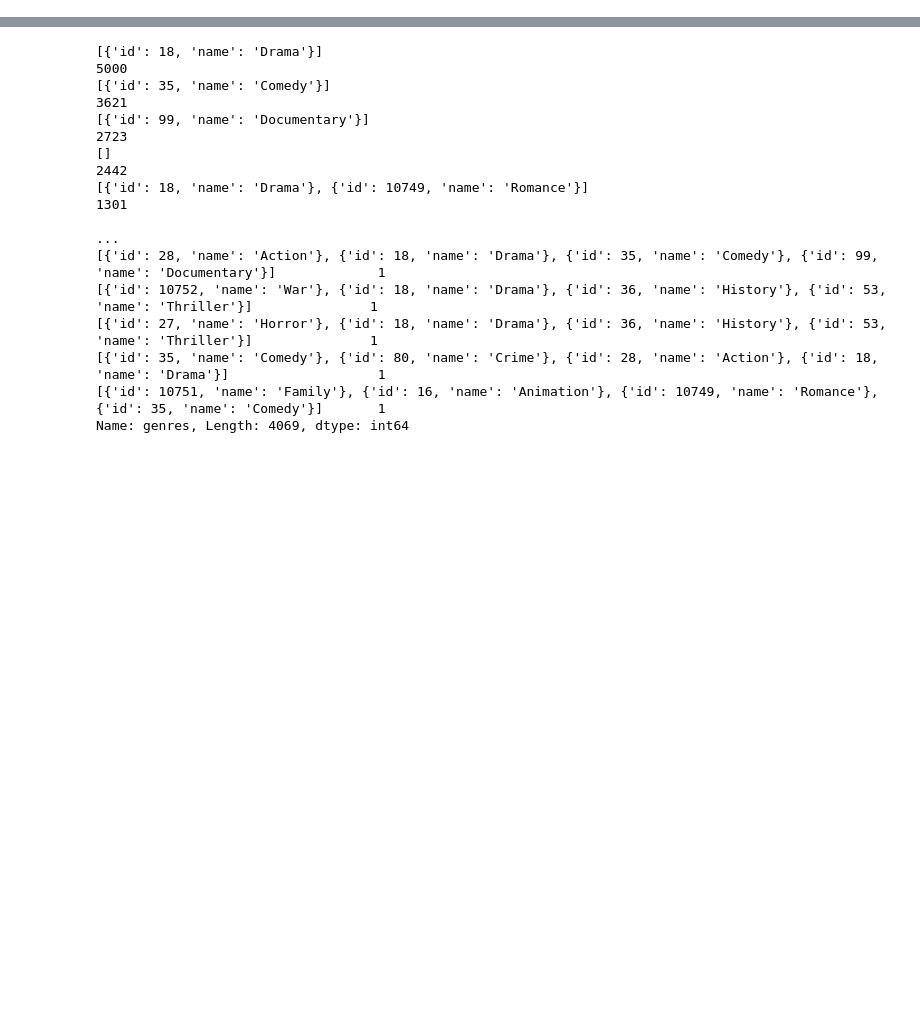
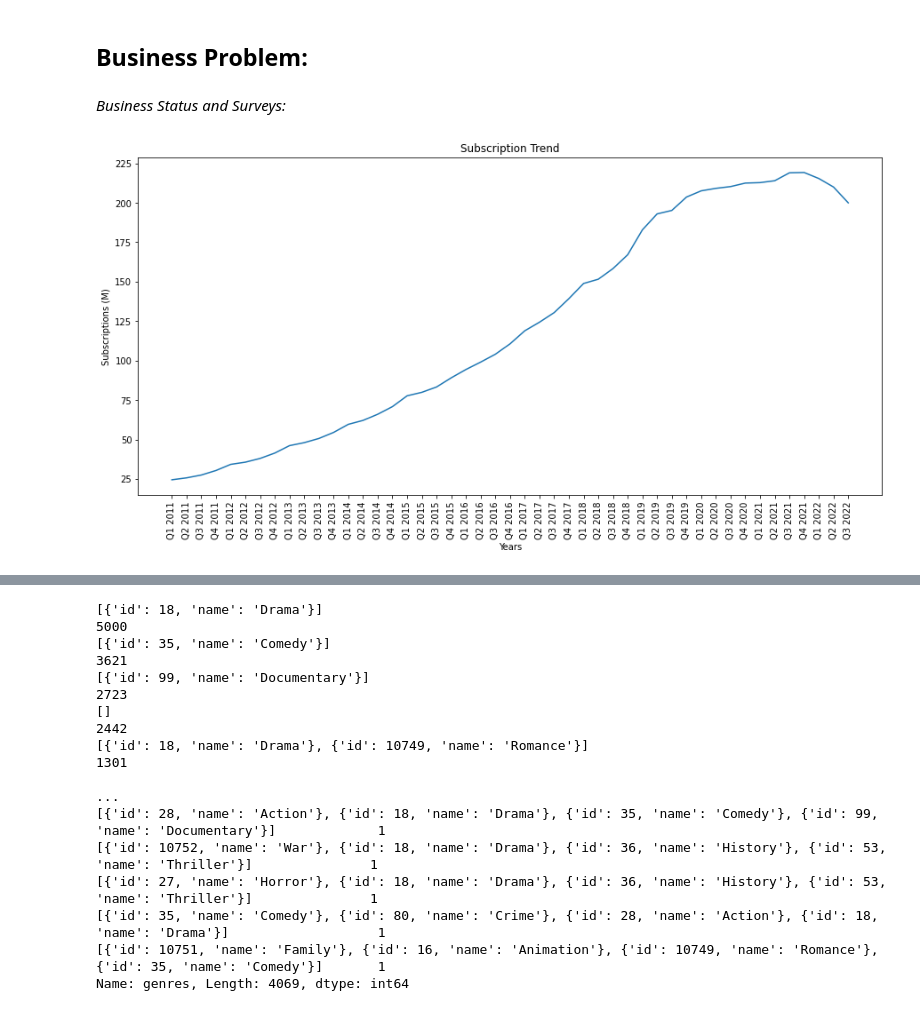
Before and after one commit to ivan-usd/business-repo, a Jupyter notebook: notebooks/af_data_exploration.ipynb, the cells around one changed output, grey strips where cells are left out. Cells and saved outputs as stored; diff of their text form; code cells hidden in the pictures; blank space fills up the shorter version.

Commit message:
Update af_data_exploration.ipynb
added business plots/comments/explanations

```diff
--- a/notebooks/af_data_exploration.ipynb
+++ b/notebooks/af_data_exploration.ipynb
@@ -95,0 +59,39 @@ links_small_df.sample(5)
+# %% [markdown]
+## Business Problem:
+# %% [markdown]
+*Business Status and Surveys:*
+# %%
+# Subscriber trends over time:
+
+Monthly_Subscriptions=[24.480,25.7,27.49,
+                       30.36,34.24,35.64,38,41.4,46.1,47.99,50.65,54.48,
+                       59.6,62.08,66.02,70.84,77.7,79.9,83.28,89.09,94.36,
+                       99.04,104.02,110.64,118.9,124.34,130.42,139.26,148.86,151.56,
+                       158.33,167.09,182.86,192.95,195.15,203.67,207.6,209.18,210.3,
+                       212.5,212.8,214,219,219.2,215.4,210,200]
+#Yearly_Subscriptions=
+months=['September 2021','October 2021',
+       'November 2021','December 2021','January 2022','February 2022',
+       'March 2022','April 2022','May 2022','June 2022',
+       'July 2022','August 2022']
+years_quarters=['Q1 2011','Q2 2011','Q3 2011','Q4 2011','Q1 2012',
+       'Q2 2012','Q3 2012','Q4 2012','Q1 2013','Q2 2013','Q3 2013',
+       'Q4 2013','Q1 2014','Q2 2014','Q3 2014','Q4 2014','Q1 2015',
+       'Q2 2015','Q3 2015','Q4 2015','Q1 2016','Q2 2016','Q3 2016',
+       'Q4 2016','Q1 2017','Q2 2017','Q3 2017','Q4 2017','Q1 2018',
+       'Q2 2018','Q3 2018','Q4 2018','Q1 2019','Q2 2019','Q3 2019',
+       'Q4 2019','Q1 2020','Q2 2020','Q3 2020','Q4 2020','Q1 2021',
+       'Q2 2021','Q3 2021','Q4 2021','Q1 2022','Q2 2022','Q3 2022']
+
+
+fig, ax = plt.subplots(figsize=(15,7))
+
+plt.title('Subscription Trend')
+ax.plot(years_quarters, Monthly_Subscriptions)
+plt.xlabel('Years')
+plt.xticks(rotation=90)
+plt.ylabel('Subscriptions (M)')
+#ax.plot(x, ratings_them)
+plt.show()
+# %% [output]
+[figure, added]
```
Also changed, not shown: parts of 213 cells of this notebook.
